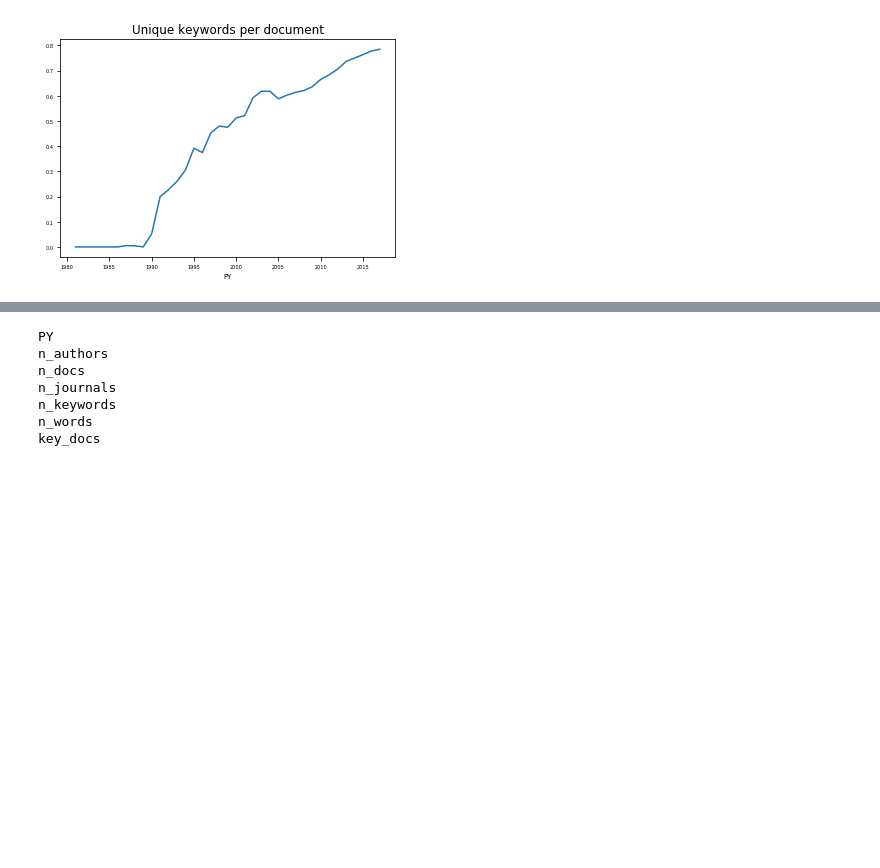
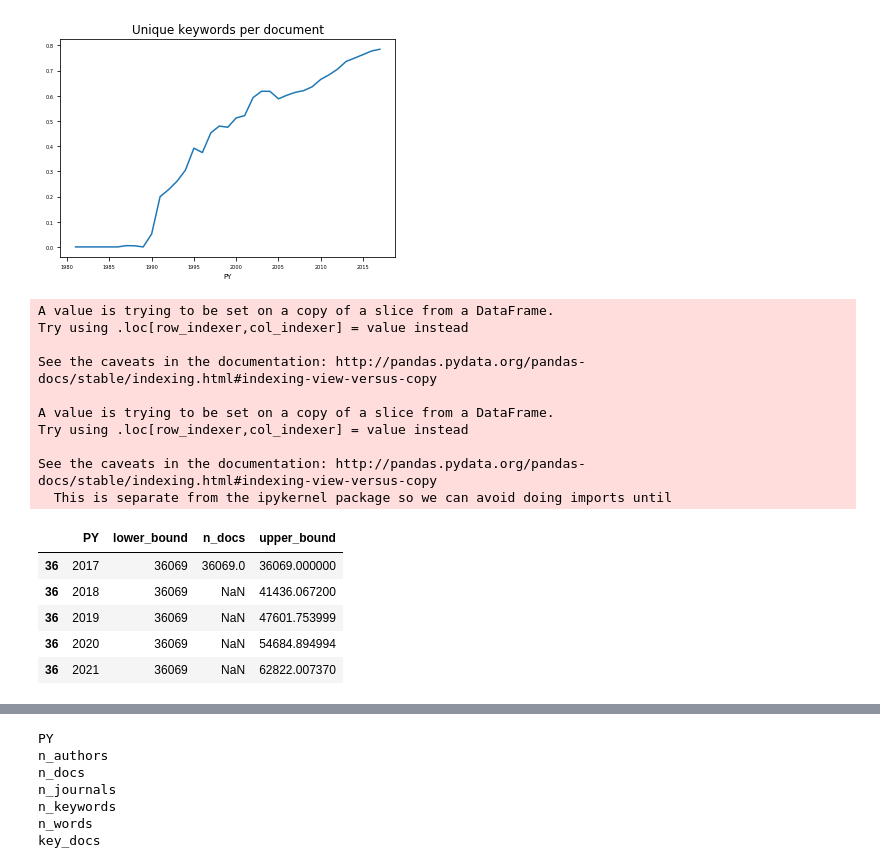
Before and after one commit to mcallaghan/big_literature, a Jupyter notebook: py/vs.ipynb, the cells around one changed output, grey strips where cells are left out. Drawn from its saved outputs; the diff is of its cells as text; code cells hidden in the pictures; blank space fills up the shorter version.

```diff
--- a/py/vs.ipynb
+++ b/py/vs.ipynb
@@ -106,0 +132,47 @@ df.to_csv('../data/vs.csv',index=False)
+# %%
+docs = df[['PY','n_docs']]
+docs['lower_bound'] = docs['n_docs']
+docs['upper_bound'] = docs['n_docs']
+
+def growth_rate(df,v,nyears=0):
+    if nyears > 0:
+        df = df[df['PY']>df.max()['PY']-nyears]
+    y1 = df.min()['PY']
+    y2 = df.max()['PY']
+    v1 = df[df['PY']==y1][v].iloc[0]
+    v2 = df[df['PY']==y2][v].iloc[0]
+    g = round(((v2/v1)**(1/(y2-y1))-1)*100,2)
+    return g
+
+#docs.head()
+
+grate = growth_rate(df,'n_docs',15)
+
+docs.tail()
+
+for y in [2018,2019,2020,2021]:
+    r = pd.DataFrame(data={
+        'PY':y,
+        'lower_bound': docs[docs['PY']==y-1]['lower_bound'],
+        'upper_bound': docs[docs['PY']==y-1]['upper_bound'].iloc[0]*(1+grate/100)
+    })
+    docs = docs.append(r)
+
+docs.tail()
+# %% [output]
+A value is trying to be set on a copy of a slice from a DataFrame.
+Try using .loc[row_indexer,col_indexer] = value instead
+
+See the caveats in the documentation: http://pandas.pydata.org/pandas-docs/stable/indexing.html#indexing-view-versus-copy
+
+A value is trying to be set on a copy of a slice from a DataFrame.
+Try using .loc[row_indexer,col_indexer] = value instead
+
+See the caveats in the documentation: http://pandas.pydata.org/pandas-docs/stable/indexing.html#indexing-view-versus-copy
+  This is separate from the ipykernel package so we can avoid doing imports until
+|  | PY | lower_bound | n_docs | upper_bound |
+| 36 | 2017 | 36069 | 36069.0 | 36069.000000 |
+| 36 | 2018 | 36069 | NaN | 41436.067200 |
+| 36 | 2019 | 36069 | NaN | 47601.753999 |
+| 36 | 2020 | 36069 | NaN | 54684.894994 |
+| 36 | 2021 | 36069 | NaN | 62822.007370 |
```
Also changed, not shown: parts of 4 cells of this notebook, 1 other file.
